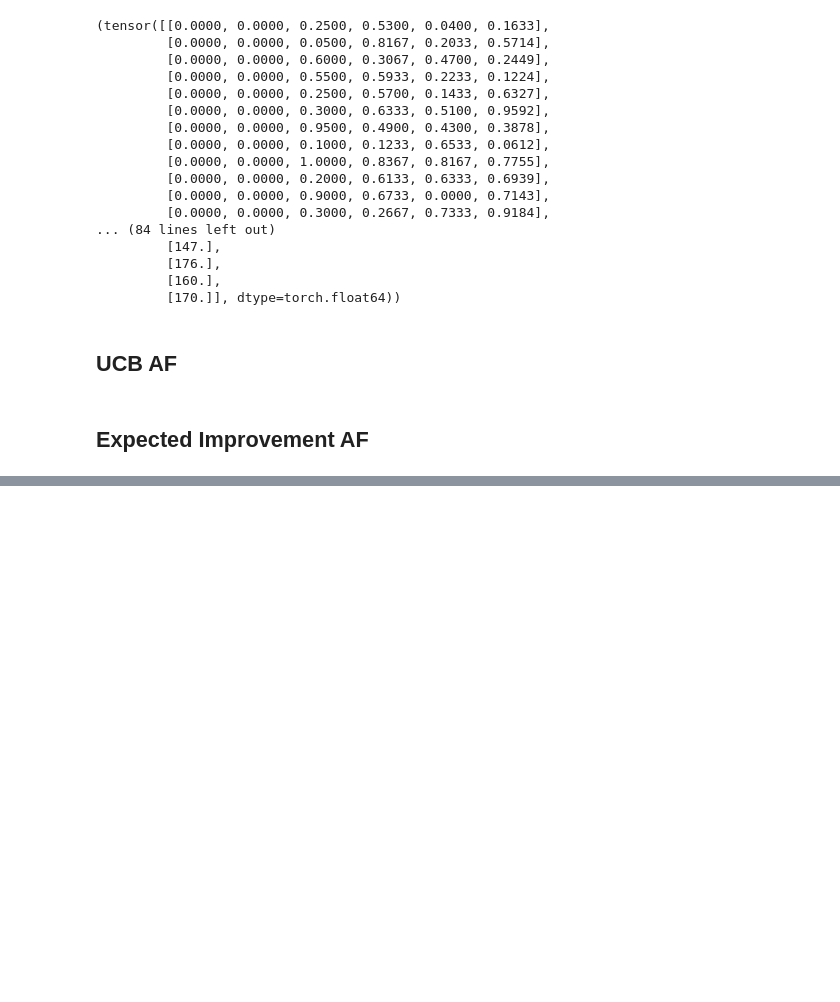
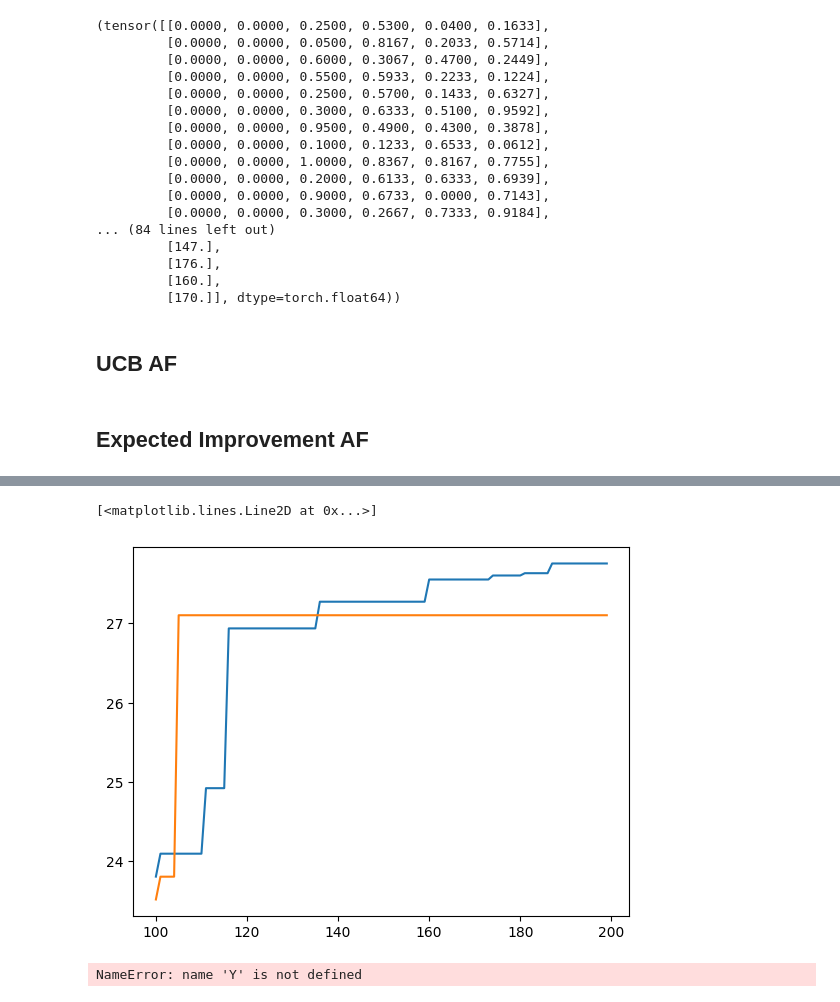
Before and after one commit to ernygati/masters_thesis_blockchain, a Jupyter notebook: diploma-optimal-blockchain.ipynb, the cells around one changed output, grey strips where cells are left out. Saved outputs shown, nothing was run; the diff lists cells and outputs as text; code cells hidden in the pictures; blank space fills up the shorter version.

```diff
--- a/diploma-optimal-blockchain.ipynb
+++ b/diploma-optimal-blockchain.ipynb
@@ -795,0 +1089,12 @@ plt.plot(x_grid_scaled[:,0], means_grid_scaled)
+# %%
+# plt.plot(range(100,200,1),Y_EI[100:], "o")
+# plt.plot(range(100,200,1),Y_DYCORS[100:] , "o")
+plt.plot(range(100,200,1),Y_EI[100:].cummax())
+plt.plot(range(100,200,1),Y_DYCORS[100:].cummax())
+# %% [output]
+[<matplotlib.lines.Line2D at 0x...>]
+[figure, added]
+# %%
+Y
+# %% [output]
+NameError: name 'Y' is not defined
```
Also changed, not shown: parts of 25 cells of this notebook.
